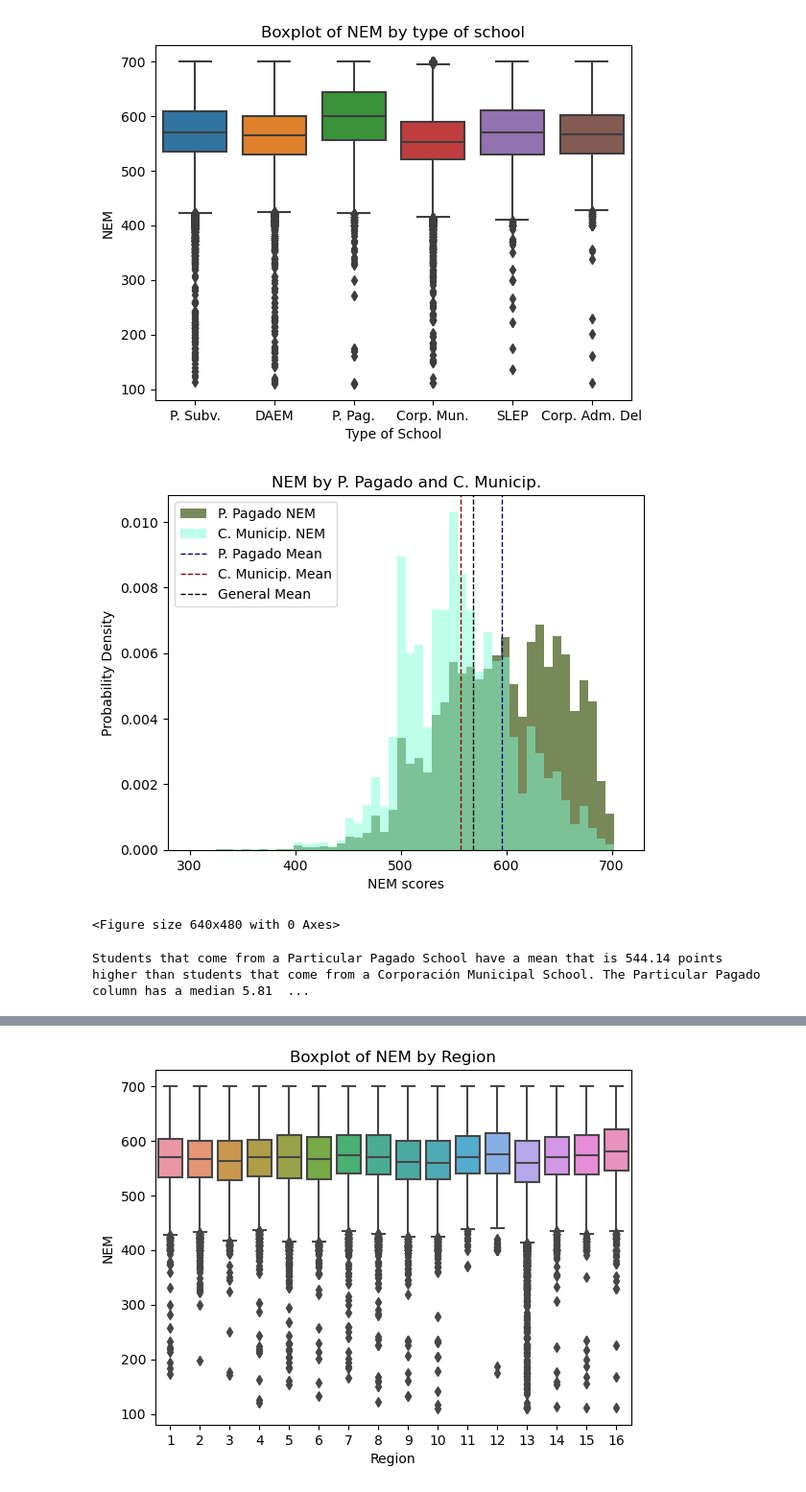
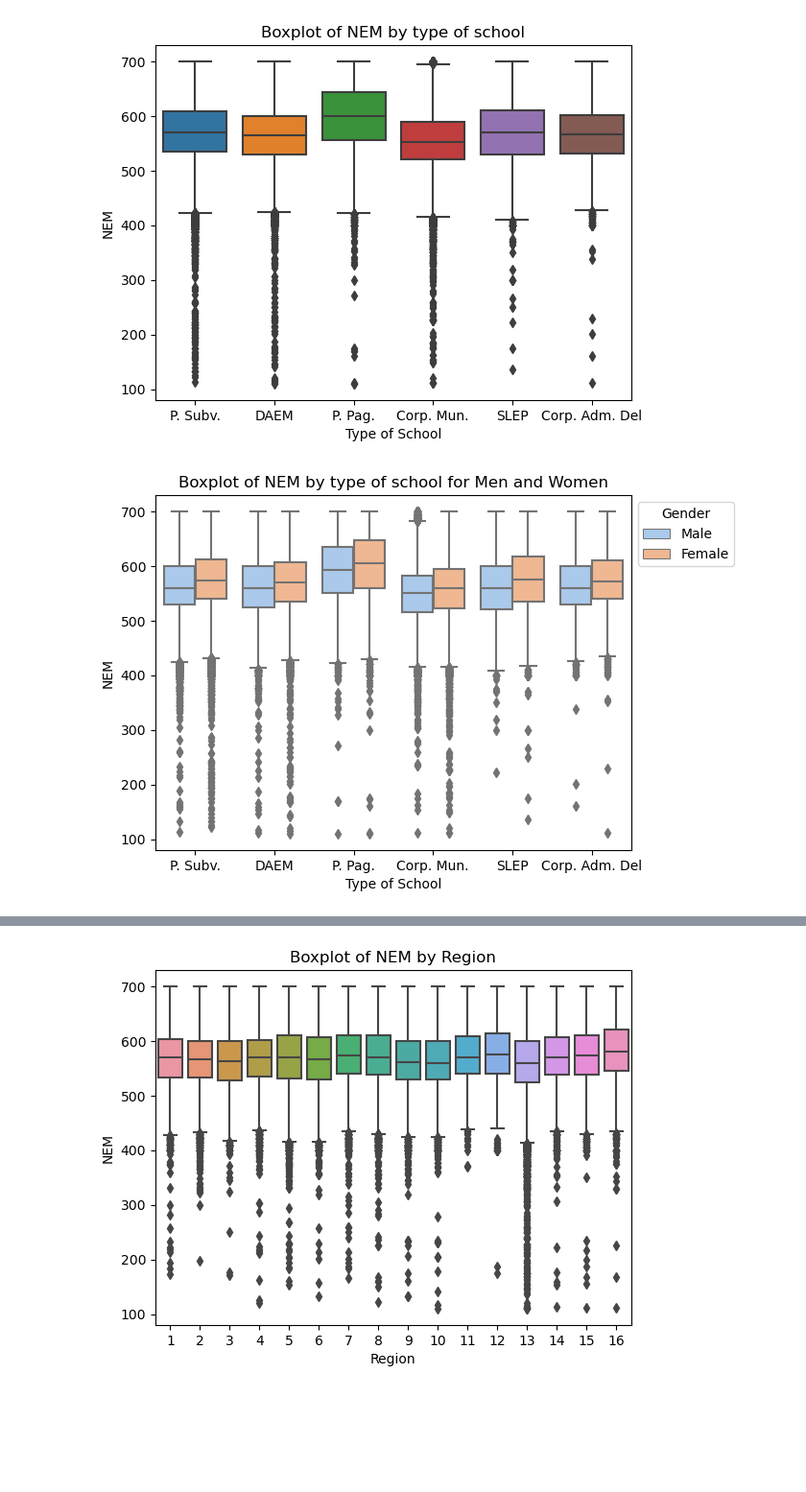
Before and after one commit to Claudio-AhumadaL/Chilean-State-Scholarship-Apllications-Data-2022, a Jupyter notebook: Data_postulacionesBecas_Claudio-AhumadaL.ipynb, the cells around one changed output, grey strips where cells are left out. Shown at 96% size. Cells and saved outputs as stored; diff of their text form; code cells hidden in the pictures; blank space fills up the shorter version.

Commit message:
Add boxplot of NEM by COD_DEPE and Gender
Part of multivariable analysis

```diff
--- a/Data_postulacionesBecas_Claudio-AhumadaL.ipynb
+++ b/Data_postulacionesBecas_Claudio-AhumadaL.ipynb
@@ -267,29 +265,14 @@ plt.show()
-# %%
-# The highest difference seems to happen between Particulares Pagados and Corporación Municipal.
-
-# Histogram of NEM by Particular Pagado and Corporación municipal
-plt.hist(x = students_ppagado["NEM"], alpha=0.8, color="darkolivegreen", density = True, label = "P. Pagado NEM", range = [300, 710], bins = 50)
-plt.hist(x = students_corpmunicipal["NEM"], alpha=0.5, color="aquamarine", density = True, label ="C. Municip. NEM", range = [300, 710], bins = 50)
-plt.axvline(ppagado_sstatistics[0], color='darkblue', linestyle='dashed', linewidth=1, label = "P. Pagado Mean")
-plt.axvline(corpmunicipal_sstatistics[0], color='darkred', linestyle='dashed', linewidth=1, label = "C. Municip. Mean")
-plt.axvline(data_postulaciones["NEM"].mean(), color='k', linestyle='dashed', linewidth=1, label = "General Mean")
-plt.legend(loc = "upper left")
-plt.xlabel('NEM scores')
-plt.ylabel('Probability Density')
-plt.title("NEM by P. Pagado and C. Municip.")
-plt.show()
-plt.clf()
-# %% [output]
-[figure, removed]
-<Figure size 640x480 with 0 Axes>
-# %%
-# Mean and median differences between P. Pagado's NEM and C. Municipal's NEM
-
-mean_difference = ppagado_sstatistics[0] - corpmunicipal_sstatistics[1]
-median_difference = round(ppagado_sstatistics[1] - corpmunicipal_sstatistics[1],2)
-
-print(f"Students that come from a Particular Pagado School have a mean that is {mean_difference} points higher than\
- students that come from a Corporación Municipal School. The Particular Pagado column has a median {median_difference} points\
-  higher than the Corporación Municipal column.")
-# %% [output]
-Students that come from a Particular Pagado School have a mean that is 544.14 points higher than students that come from a Corporación Municipal School. The Particular Pagado column has a median 5.81  ...
+# %%
+# Side-by-side boxplot of NEM by type of school for Men and Women
+fig, ax = plt.subplots()
+sns.boxplot(x = "COD_DEPE", y = "NEM", hue = "GENERO", palette = "pastel", data = data_postulaciones)
+labels = ["P. Subv.", "DAEM", "P. Pag.", "Corp. Mun.", "SLEP", "Corp. Adm. Del"]
+ax.set_xticklabels(labels)
+ax.set(xlabel='Type of School')
+legend_labels = ["Male", "Female"]
+hands, labs = ax.get_legend_handles_labels()
+plt.legend(loc='upper left', bbox_to_anchor=(1, 1), title="Gender", handles=hands, labels=legend_labels)
+plt.title("Boxplot of NEM by type of school for Men and Women")
+plt.show()
+# %% [output]
+[figure, added]
```
Also changed, not shown: parts of 16 cells of this notebook.
